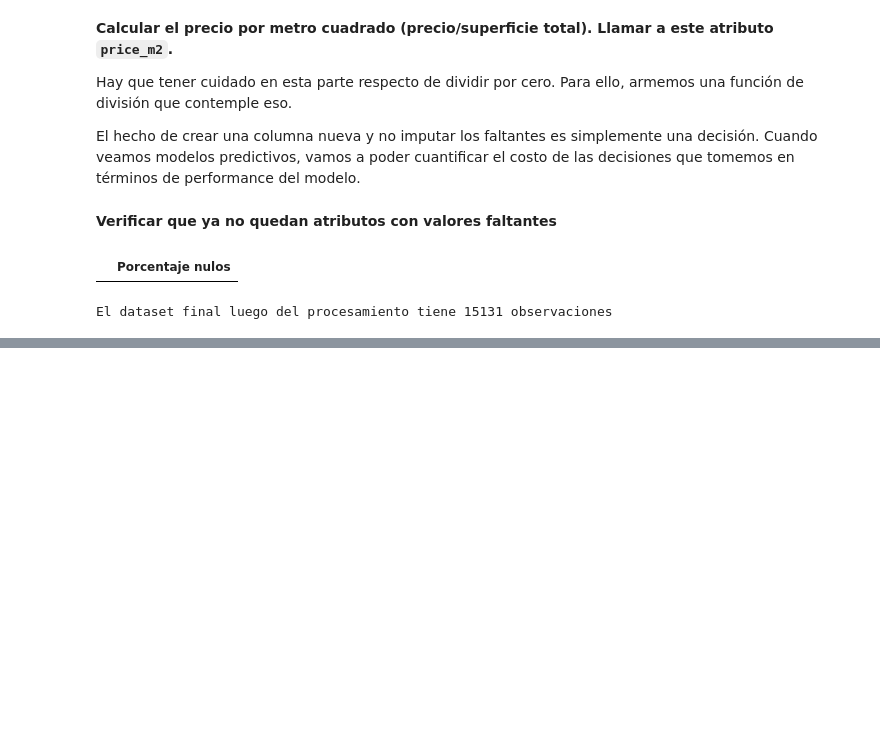
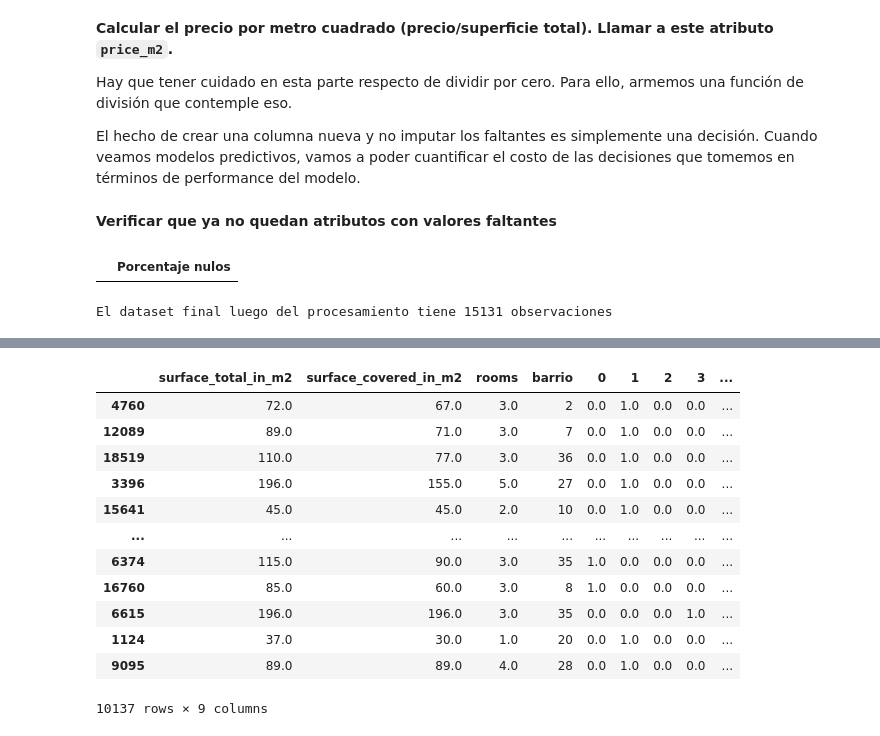
Before and after one commit to EvaSalomon/acamica, a Jupyter notebook: entrega2/recursos_proyecto_2.ipynb, the cells around one changed output, grey strips where cells are left out. Saved outputs shown, nothing was run; the diff lists cells and outputs as text; code cells hidden in the pictures; blank space fills up the shorter version.

```diff
--- a/entrega2/recursos_proyecto_2.ipynb
+++ b/entrega2/recursos_proyecto_2.ipynb
@@ -361,0 +398,16 @@ De este modo, hemos limpiado valores extremos e imputado valores nulos. El costo
+# %%
+x_train
+# %% [output]
+|  | surface_total_in_m2 | surface_covered_in_m2 | rooms | barrio | 0 | 1 | 2 | 3 | ... |
+| 4760 | 72.0 | 67.0 | 3.0 | 2 | 0.0 | 1.0 | 0.0 | 0.0 | ... |
+| 12089 | 89.0 | 71.0 | 3.0 | 7 | 0.0 | 1.0 | 0.0 | 0.0 | ... |
+| 18519 | 110.0 | 77.0 | 3.0 | 36 | 0.0 | 1.0 | 0.0 | 0.0 | ... |
+| 3396 | 196.0 | 155.0 | 5.0 | 27 | 0.0 | 1.0 | 0.0 | 0.0 | ... |
+| 15641 | 45.0 | 45.0 | 2.0 | 10 | 0.0 | 1.0 | 0.0 | 0.0 | ... |
+| ... | ... | ... | ... | ... | ... | ... | ... | ... | ... |
+| 6374 | 115.0 | 90.0 | 3.0 | 35 | 1.0 | 0.0 | 0.0 | 0.0 | ... |
+| 16760 | 85.0 | 60.0 | 3.0 | 8 | 1.0 | 0.0 | 0.0 | 0.0 | ... |
+| 6615 | 196.0 | 196.0 | 3.0 | 35 | 0.0 | 0.0 | 0.0 | 1.0 | ... |
+| 1124 | 37.0 | 30.0 | 1.0 | 20 | 0.0 | 1.0 | 0.0 | 0.0 | ... |
+| 9095 | 89.0 | 89.0 | 4.0 | 28 | 0.0 | 1.0 | 0.0 | 0.0 | ... |
+10137 rows × 9 columns
```
Also changed, not shown: parts of 21 cells of this notebook, 3 other files.
